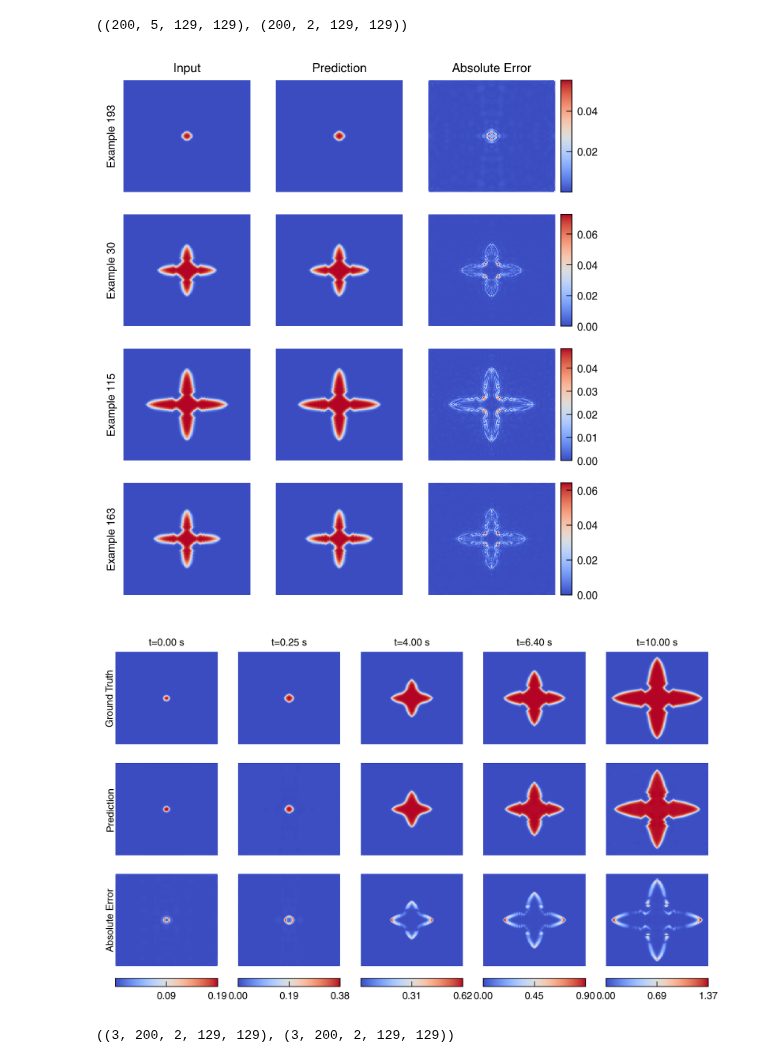
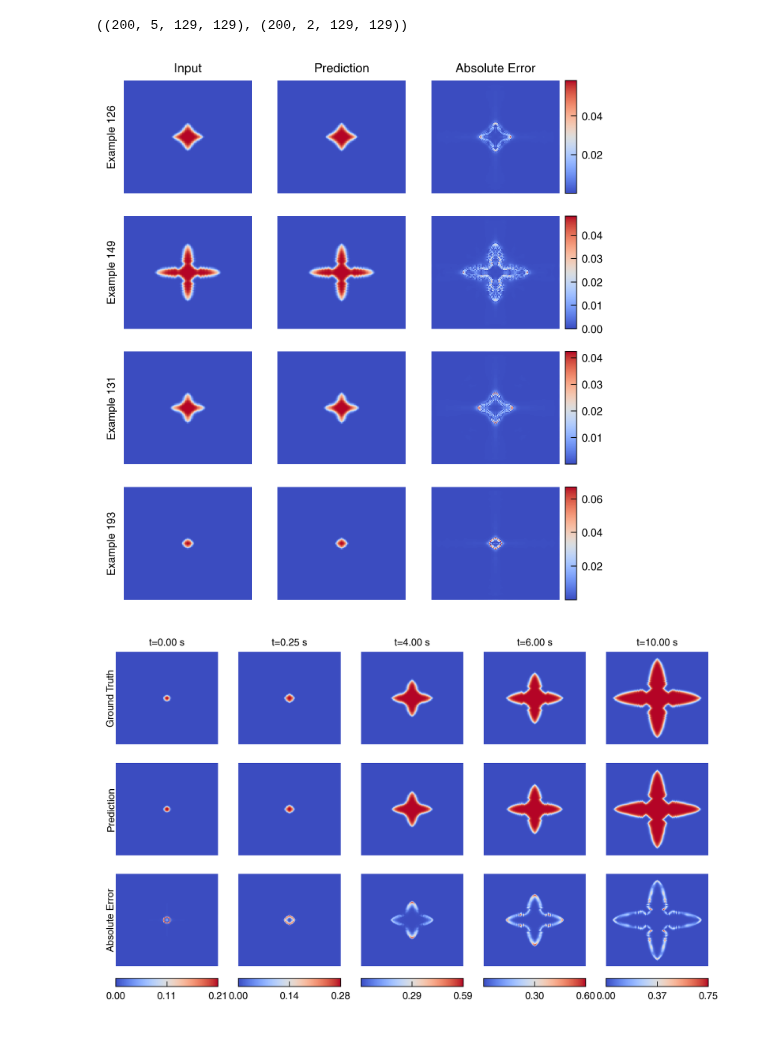
Before and after one commit to NanxiiChen/PF-PINO, a Jupyter notebook: solidification/eval.ipynb, the cells around one changed output. Cells and saved outputs as stored; diff of their text form; code cells hidden in the pictures.

```diff
--- a/solidification/eval.ipynb
+++ b/solidification/eval.ipynb
@@ -106,7 +106,7 @@ model_skeleton = get_model2d(
 )
 # model_skeleton = get_model1d(configs, jax.random.PRNGKey(0))
 # weight = os.path.join(save_dir, f"epoch_{configs.epochs - 1}.eqx")
-weight = os.path.join(save_dir, f"epoch_1600.eqx")
+weight = os.path.join(save_dir, f"epoch_600.eqx")
 model = eqx.tree_deserialise_leaves(weight, model_skeleton)
 # %%
 # data = jnp.load("./dataset_split.npz")
@@ -132,40 +132,41 @@ xs_examples = Xs[random_indices]
 ys_examples = Ys[random_indices]
 # ks_examples = ks[random_indices]
 y_pred_examples = jax.vmap(model.forward)(xs_examples)
+component = 0
 
 for i, idx in enumerate(random_indices):
     ax = axes[i, 0]
     # ax.contourf(meshesx, meshesy, xs_examples[i, 0, :, :], levels=100, cmap='coolwarm')
-    ax.pcolormesh(meshesx, meshesy, xs_examples[i, 0, :, :], shading='auto', cmap='coolwarm')
+    ax.pcolormesh(meshesx, meshesy, xs_examples[i, component, :, :], shading='auto', cmap='coolwarm')
     ax.set_axis_off()
     # ax.set_ylabel(f"Example {idx}", rotation=0, labelpad=20, fontsize=8, va='center')
     ax.text(-0.05, 0.5, f"Example {idx}", rotation=90, va='center', ha="right", transform=ax.transAxes,)
     if i == 0:
         ax.text(0.5, 1.05, "Input", ha="center", va="bottom", transform=ax.transAxes, fontsize=8)
 
     ax = axes[i, 1]
     # ax.contourf(meshesx, meshesy, ys_examples[i, 0, :, :], levels=100, cmap='coolwarm')
-    ax.pcolormesh(meshesx, meshesy, ys_examples[i, 0, :, :], shading='auto', cmap='coolwarm')
+    ax.pcolormesh(meshesx, meshesy, ys_examples[i, component, :, :], shading='auto', cmap='coolwarm')
     ax.set_axis_off()
     if i == 0:
         ax.text(0.5, 1.05, "Prediction", ha="center", va="bottom", transform=ax.transAxes, fontsize=8)
 
     ax = axes[i, 2]
-    diff = jnp.abs(ys_examples[i, 0, :, :] - y_pred_examples[i, 0, :, :])
+    diff = jnp.abs(ys_examples[i, component, :, :] - y_pred_examples[i, component, :, :])
     # diff_ax = ax.contourf(meshesx, meshesy, diff, levels=100, cmap='coolwarm')
     diff_ax = ax.pcolormesh(meshesx, meshesy, diff, shading='auto', cmap='coolwarm')
     ax.set_axis_off()
     if i == 0:
         ax.text(0.5, 1.05, "Absolute Error", ha="center", va="bottom", transform=ax.transAxes, fontsize=8)
 
     ax_bar = fig.add_axes([ax.get_position().x1 + 0.01,
                            ax.get_position().y0,
                            0.02,
                            ax.get_position().height])
     fig.colorbar(diff_ax, cax=ax_bar)
 # fig.tight_layout()
 # %% [output]
-[figure, old version]
+[figure, new version]
 # %%
 test_solutions = jnp.load(os.path.join(configs.test_data_dir, "solutions_grid.npy"))
 test_ks = jnp.load(os.path.join(configs.test_data_dir, "K_values.npy")).reshape(-1, 1)
@@ -178,15 +179,16 @@ auto_reg_fn = partial(
 )
 u_preds = jax.vmap(auto_reg_fn)(u0, test_ks)
 # %%
-idxs = [0, 5, 80, 128, 200,]
+idxs = [0, 5, 80, 120, 200,]
 meshesx = meshes[0]
 meshesy = meshes[1]
 example_th = 0
+component = 0
 fig, axes = plt.subplots(3, len(idxs), figsize=(1.5 * len(idxs), 4))
 for i, idx in enumerate(idxs):
     ax = axes[0, i]
     # ax.contourf(meshesx, meshesy, y_test[example_th, idx, 0, :, :], levels=20, cmap='coolwarm')
-    ax.pcolormesh(meshesx, meshesy, y_test[example_th, idx, 0, :, :], shading='auto', cmap='coolwarm')
+    ax.pcolormesh(meshesx, meshesy, y_test[example_th, idx, component, :, :], shading='auto', cmap='coolwarm')
     if i == 0:
         ax.text(0., 0.5, "Ground Truth", ha="right", va="center", transform=ax.transAxes, rotation=90)
     # ax.set_title(f"Ground Truth t={int((idx+1)*dt*configs.Tc)} s")
@@ -195,13 +197,13 @@ for i, idx in enumerate(idxs):
 
     ax = axes[1, i]
     # ax.contourf(meshesx, meshesy, u_preds[example_th, idx, 0, :, :], levels=20, cmap='coolwarm')
-    ax.pcolormesh(meshesx, meshesy, u_preds[example_th, idx, 0, :, :], shading='auto', cmap='coolwarm')
+    ax.pcolormesh(meshesx, meshesy, u_preds[example_th, idx, component, :, :], shading='auto', cmap='coolwarm')
     if i == 0:
         ax.text(0., 0.5, "Prediction", ha="right", va="center", transform=ax.transAxes, rotation=90)
     ax.set_axis_off()
 
     ax = axes[2, i]
-    diff = jnp.abs(y_test[example_th, idx, 0, :, :] - u_preds[example_th, idx, 0, :, :])
+    diff = jnp.abs(y_test[example_th, idx, component, :, :] - u_preds[example_th, idx, component, :, :])
     # diff_ax = ax.contourf(meshesx, meshesy, diff, levels=20, cmap='coolwarm')
     diff_ax = ax.pcolormesh(meshesx, meshesy, diff, shading='auto', cmap='coolwarm')
     if i == 0:
@@ -215,11 +217,7 @@ for i, idx in enumerate(idxs):
     fig.colorbar(diff_ax, cax=ax_bar, orientation='horizontal',
                  format='%.2f', ticks=jnp.linspace(0, jnp.max(diff), num=3))
 # %% [output]
-[figure, old version]
+[figure, new version]
-# %%
-y_test.shape, u_preds.shape
-# %% [output]
-((3, 200, 2, 129, 129), (3, 200, 2, 129, 129))
 # %%
 evo_frac = jnp.mean((y_test+1)/2, axis=(-1, -2))[..., 0]
 evo_frac_pred = jnp.mean((u_preds+1)/2, axis=(-1, -2))[..., 0]
```
Also changed, not shown: parts of 4 cells of this notebook, 4 other files.
